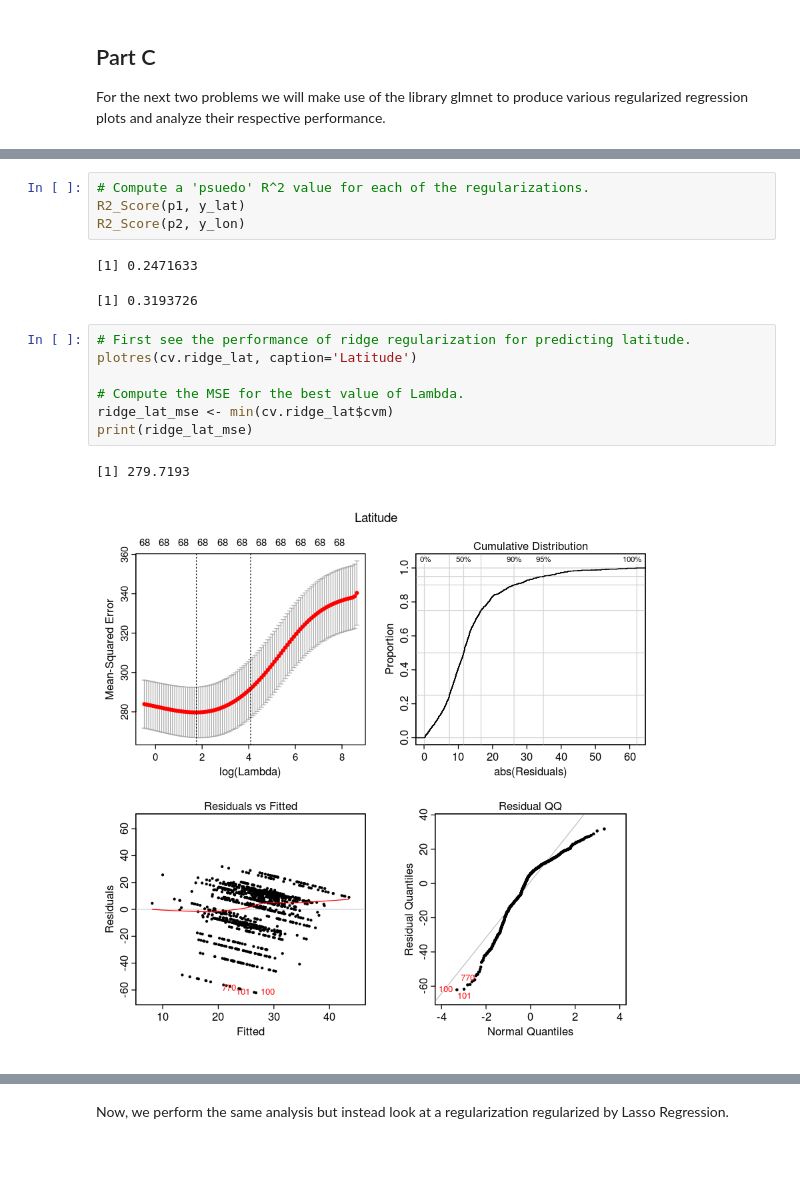
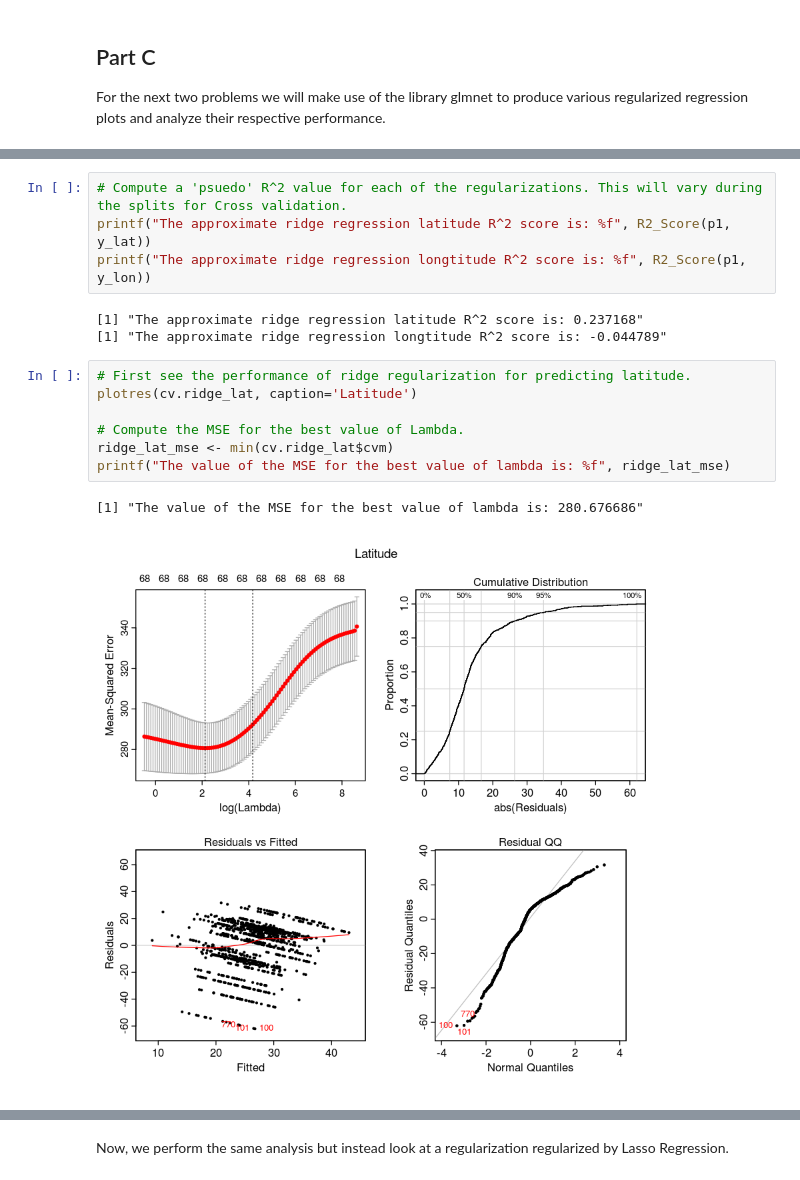
Before and after one commit to Salil999/applied_machine_learning, a Jupyter notebook: hw5/music_r.ipynb, the cells around one changed output, grey strips where cells are left out. Cells and saved outputs as stored; diff of their text form.

```diff
--- a/hw5/music_r.ipynb
+++ b/hw5/music_r.ipynb
@@ -134,20 +143,20 @@ p2 <- predict(cv.ridge_lon, X, s="lambda.min")
 # %%
-# Compute a 'psuedo' R^2 value for each of the regularizations.
-R2_Score(p1, y_lat)
-R2_Score(p2, y_lon)
+# Compute a 'psuedo' R^2 value for each of the regularizations. This will vary during the splits for Cross validation.
+printf("The approximate ridge regression latitude R^2 score is: %f", R2_Score(p1, y_lat))
+printf("The approximate ridge regression longtitude R^2 score is: %f", R2_Score(p1, y_lon))
 # %% [output]
-[1] 0.2471633
+[1] "The approximate ridge regression latitude R^2 score is: 0.237168"
+[1] "The approximate ridge regression longtitude R^2 score is: -0.044789"
-[1] 0.3193726
 # %%
 # First see the performance of ridge regularization for predicting latitude.
 plotres(cv.ridge_lat, caption='Latitude')
 
 # Compute the MSE for the best value of Lambda.
 ridge_lat_mse <- min(cv.ridge_lat$cvm)
-print(ridge_lat_mse)
+printf("The value of the MSE for the best value of lambda is: %f", ridge_lat_mse)
 # %% [output]
-[1] 279.7193
+[1] "The value of the MSE for the best value of lambda is: 280.676686"
-[figure, old version]
+[figure, new version]
 # %%
 # First see the performance of ridge regularization for predicting longitude
 plotres(cv.ridge_lon, caption='Longtitude')
```
Also changed, not shown: parts of 12 cells of this notebook.
